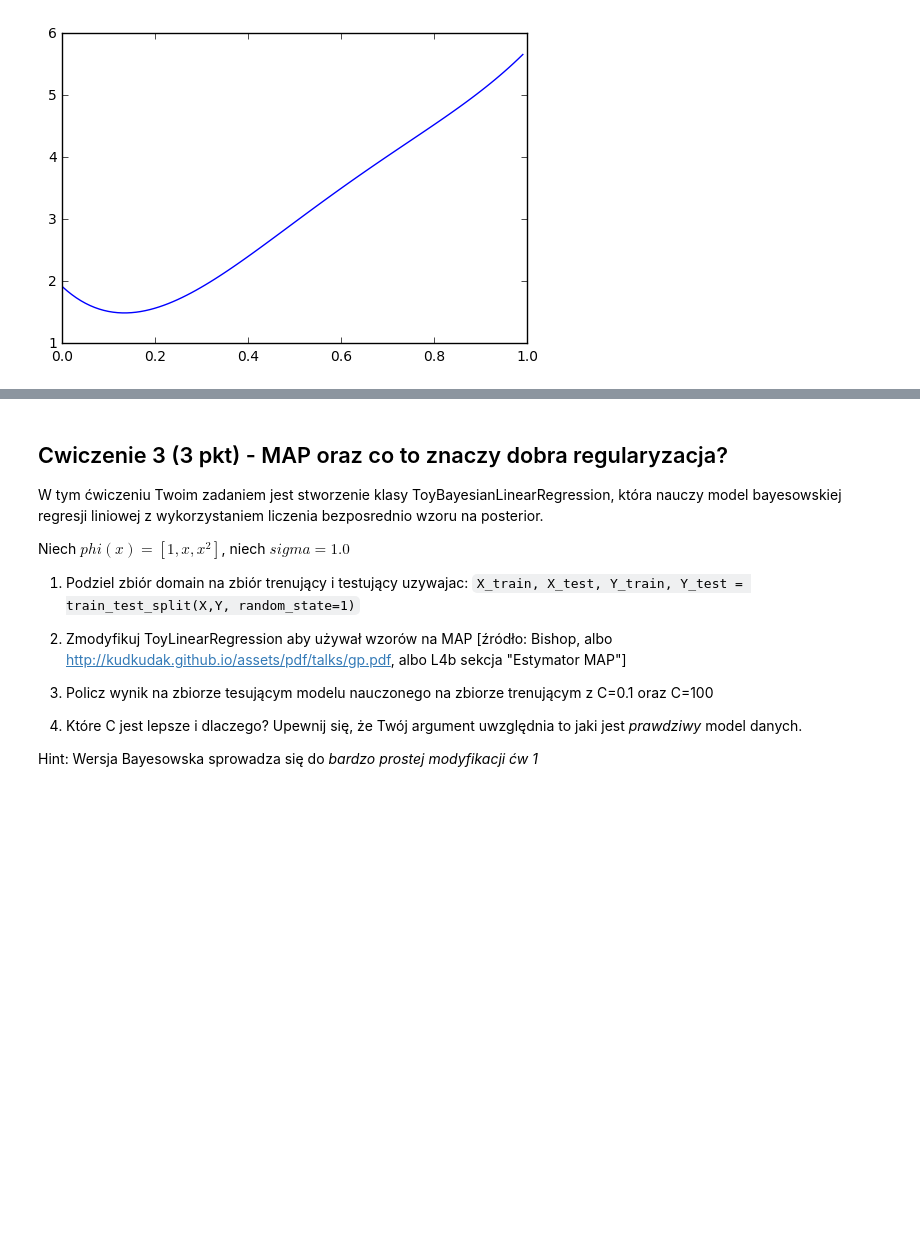
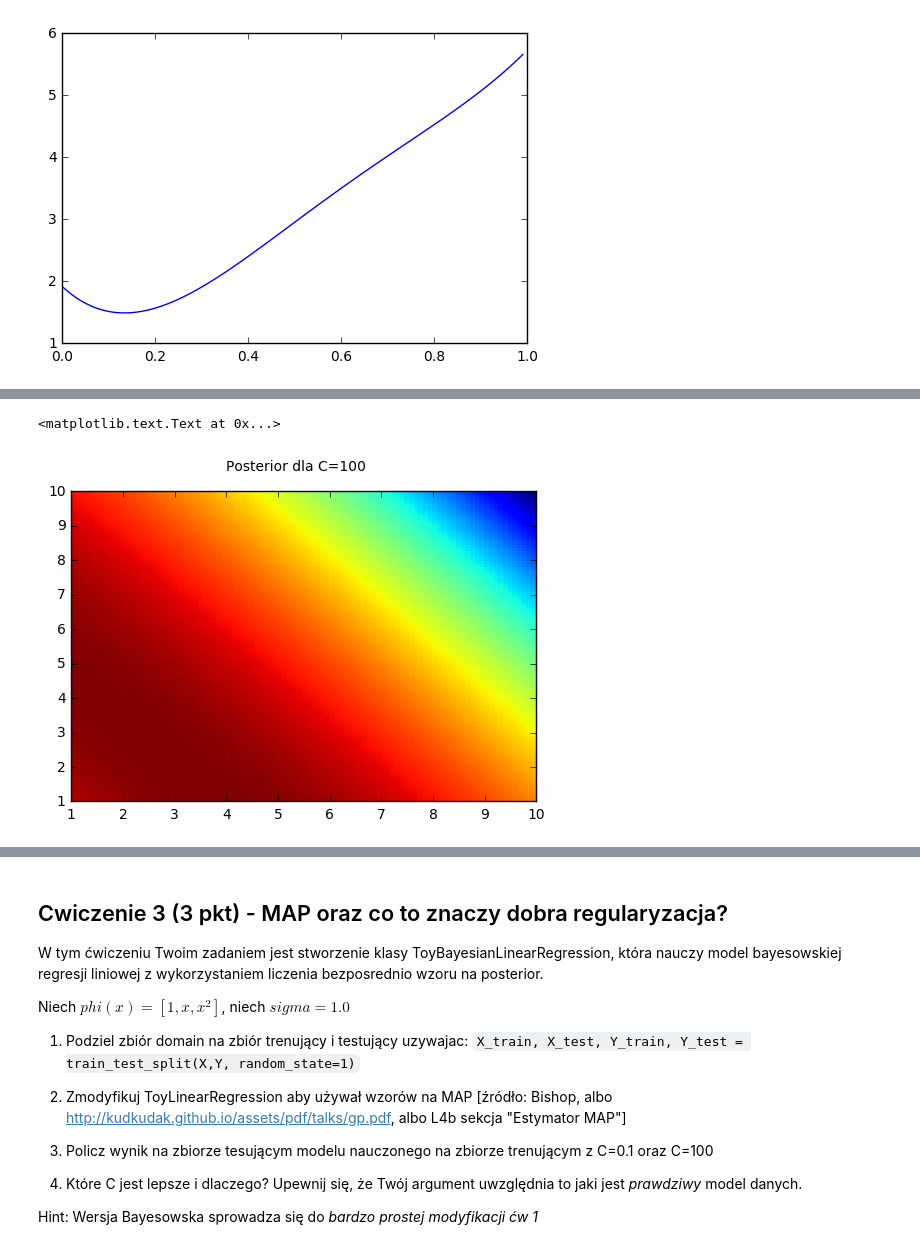
Before and after one commit to Szarad/rozwiazania_ml2017, a Jupyter notebook: L3a.ipynb, the cells around one changed output, grey strips where cells are left out. Saved outputs shown, nothing was run; the diff lists cells and outputs as text; code cells hidden in the pictures; blank space fills up the shorter version.

```diff
--- a/L3a.ipynb
+++ b/L3a.ipynb
@@ -279,0 +289,10 @@ loglikelihood(domain,t, w,phi=lambda x: [1, x])
+# %%
+posteriors=np.empty([nx2,ny2])
+for x in range(nx2):
+    for y in range(ny2):
+        posteriors[x][y]= lhs[x][y]+priors2[x][y]
+plt.pcolormesh(xvalues2,yvalues2,posteriors.T)
+plt.suptitle('Posterior dla C=100')
+# %% [output]
+<matplotlib.text.Text at 0x...>
+[figure, added]
```
Also changed, not shown: parts of 5 cells of this notebook.
